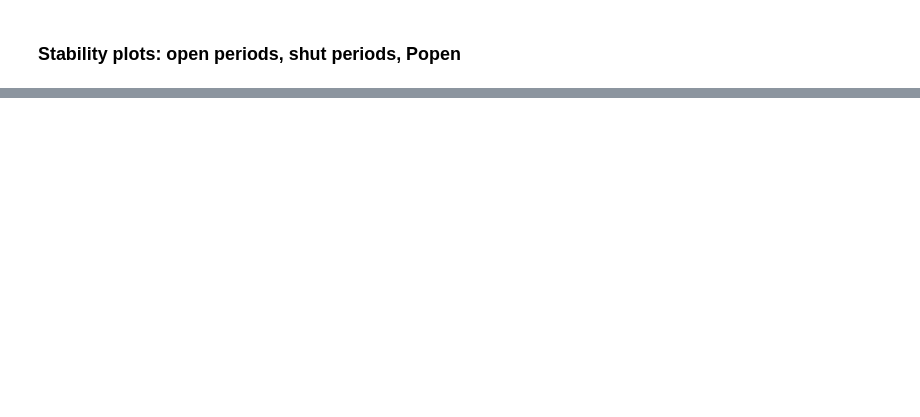
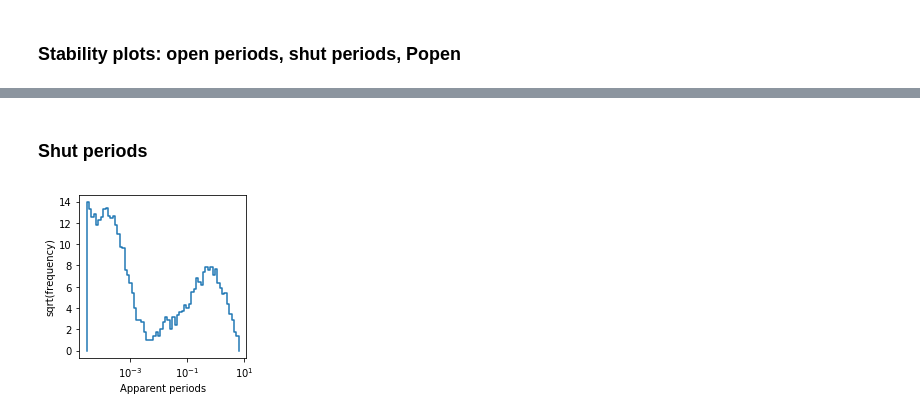
Before and after one commit to remislp/EKDIST, a Jupyter notebook: EKDIST_example.ipynb, the cells around one changed output, grey strips where cells are left out. Drawn from its saved outputs; the diff is of its cells as text; code cells hidden in the pictures; blank space fills up the shorter version.

```diff
--- a/EKDIST_example.ipynb
+++ b/EKDIST_example.ipynb
@@ -65,0 +72,6 @@ fig = ekplot.stability_intervals(rec, window=50)
+# %% [markdown]
+### Shut periods
+# %%
+fig = ekplot.histogram_xlog_ysqrt_data(rec.shint, rec.tres)
+# %% [output]
+[figure, added]
```
Also changed, not shown: parts of 6 cells of this notebook, 2 other files.
